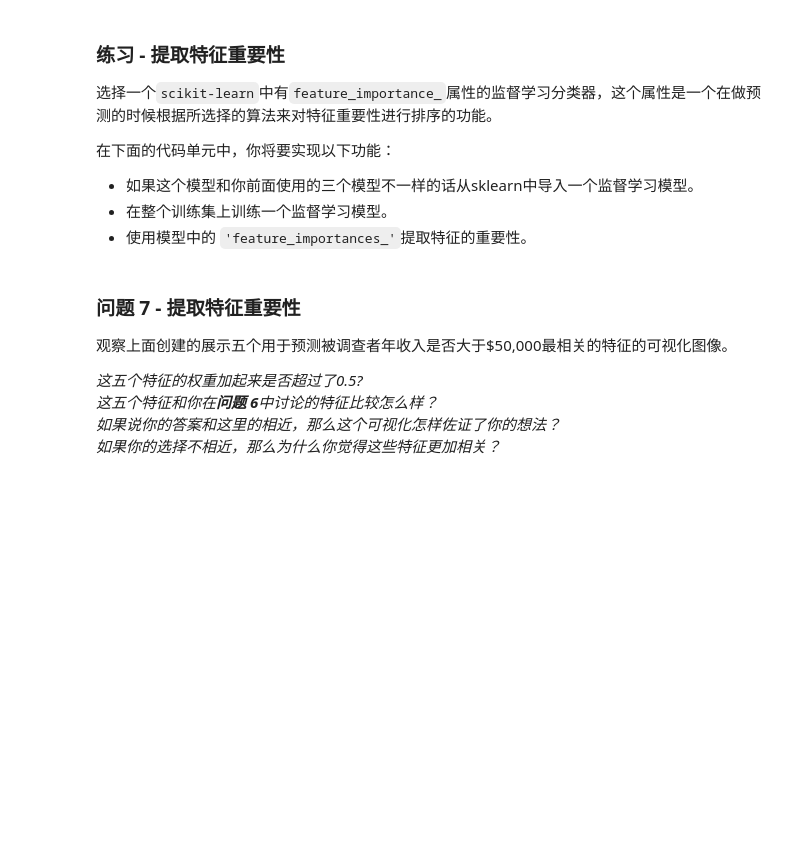
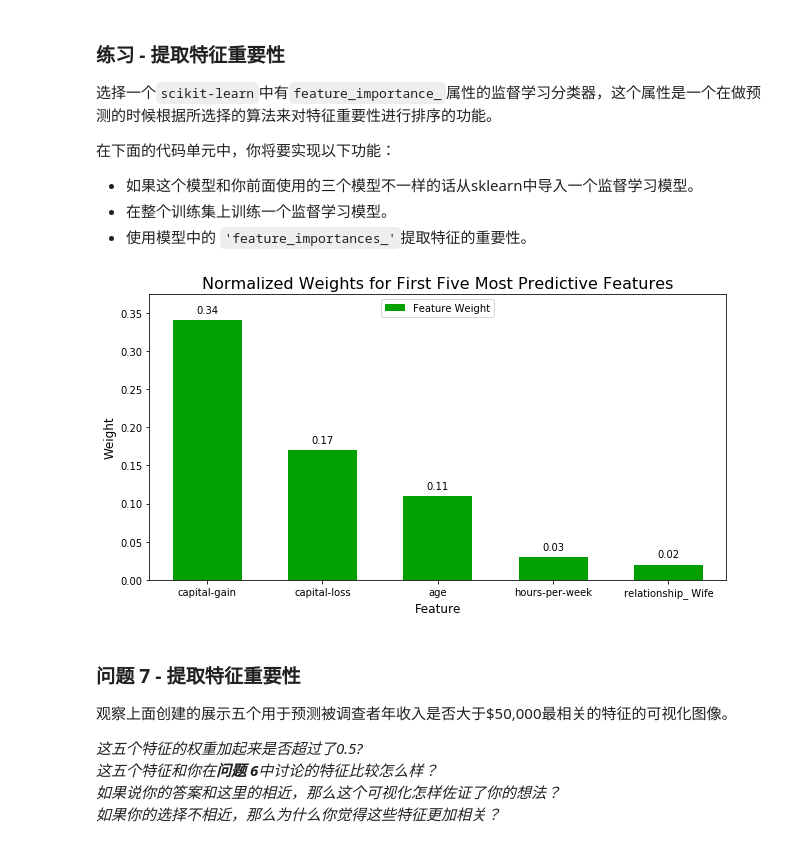
Before and after one commit to NARUTONBM/Uda-machine-learning, a Jupyter notebook: finding_donors/finding_donors.ipynb, the cells around one changed output. Cells and saved outputs as stored; diff of their text form; code cells hidden in the pictures; blank space fills up the shorter version.

```diff
--- a/finding_donors/finding_donors.ipynb
+++ b/finding_donors/finding_donors.ipynb
@@ -145,10 +145,10 @@ display(features_raw.head(n = 1))
    - 将"<=50K"转换成`0`；将">50K"转换成`1`。
 # %%
 # TODO：使用pandas.get_dummies()对'features_raw'数据进行独热编码
-features = pandas.get_dummies(features_raw)
+features = pd.get_dummies(features_raw)
 
 # TODO：将'income_raw'编码成数字值
-income = None
+income = income_raw.map({'<=50K':0, '>50K':1})
 
 # 打印经过独热编码之后的特征数量
 encoded = list(features.columns)
@@ -506,15 +598,19 @@ _在这十三个记录中，你认为哪五个特征对于预测是最重要的
  - 使用模型中的 `'feature_importances_'`提取特征的重要性。
 # %%
 # TODO：导入一个有'feature_importances_'的监督学习模型
+from sklearn.ensemble import AdaBoostClassifier
 
 # TODO：在训练集上训练一个监督学习模型
-model = None
+model = AdaBoostClassifier(random_state = 0, n_estimators = 100)
+model.fit(X_train, y_train)
 
 # TODO： 提取特征重要性
-importances = None
+importances = model.feature_importances_
 
 # 绘图
 vs.feature_plot(importances, X_train, y_train)
+# %% [output]
+[figure, added]
 # %% [markdown]
 ### 问题 7 - 提取特征重要性
 观察上面创建的展示五个用于预测被调查者年收入是否大于\$50,000最相关的特征的可视化图像。
```
Also changed, not shown: parts of 25 cells of this notebook, 1 other file.
